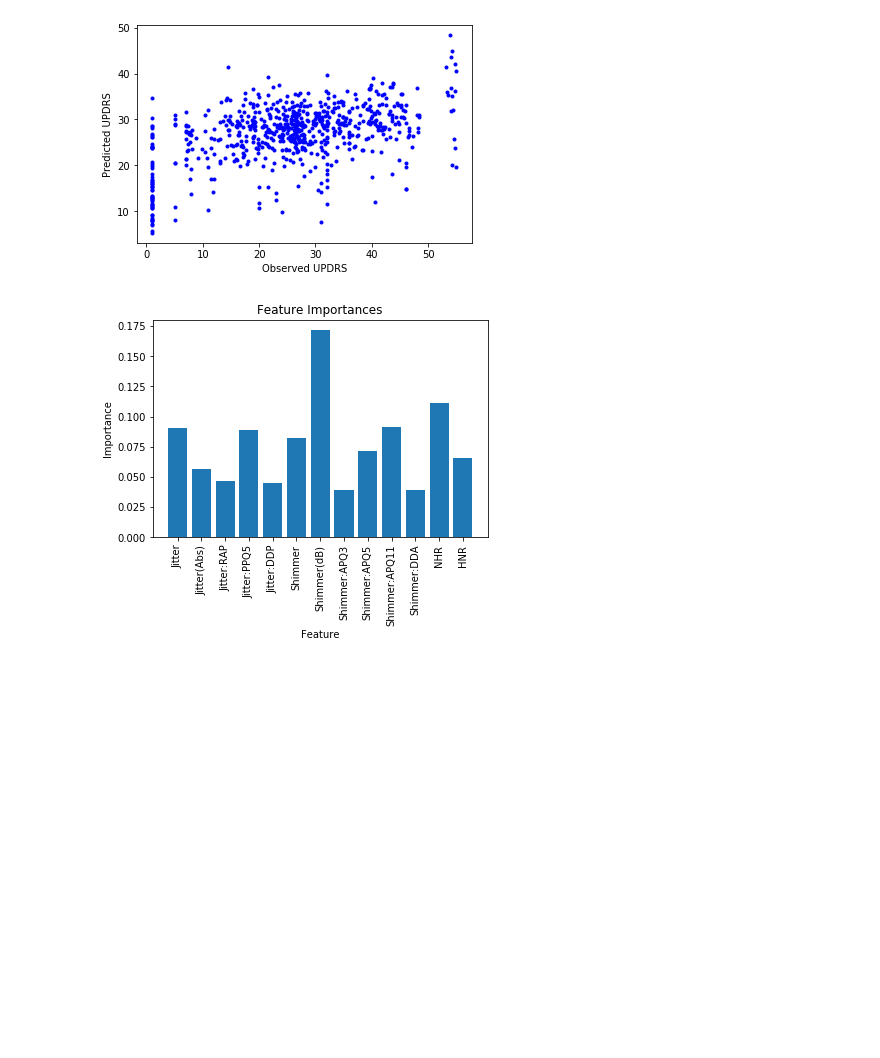
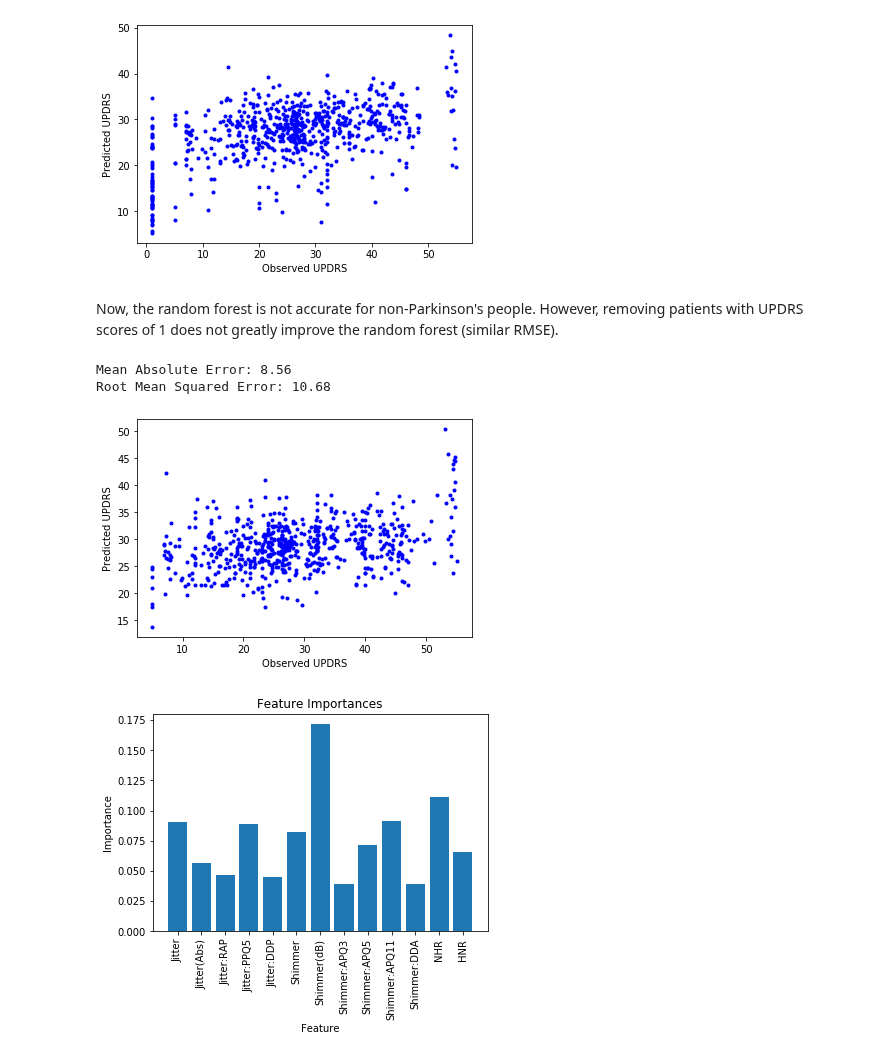
Before and after one commit to adachille/parkinsons-detector, a Jupyter notebook: parkinsons-data-exploration.ipynb, the cells around one changed output. Saved outputs shown, nothing was run; the diff lists cells and outputs as text; code cells hidden in the pictures; blank space fills up the shorter version.

```diff
--- a/parkinsons-data-exploration.ipynb
+++ b/parkinsons-data-exploration.ipynb
@@ -542,6 +542,26 @@ plt.ylabel('Predicted UPDRS');
 Mean Absolute Error: 8.95
 Root Mean Squared Error: 11.26
 [figure]
+# %% [markdown]
+Now, the random forest is not accurate for non-Parkinson's people. However, removing patients with UPDRS scores of 1 does not greatly improve the random forest (similar RMSE).
+# %%
+noones = msrtrain_TE.loc[labels>1]
+normpark = pd.DataFrame(preprocessing.normalize(noones[msr_TE_columns], norm='l2',axis=1), columns = msr_TE_columns)
+labels = np.array(noones.UPDRS)
+# now split into test (10%), and train (90%) sets
+train, test, trainy, testy = train_test_split(normpark, labels, test_size = 0.1, random_state=3)
+rf = RandomForestRegressor(n_estimators=100, random_state=3)
+rf.fit(train, trainy)
+predictions = rf.predict(test)
+print('Mean Absolute Error:', round(metrics.mean_absolute_error(testy, predictions),2))
+print('Root Mean Squared Error:', round(np.sqrt(metrics.mean_squared_error(testy, predictions)),2))
+plt.plot(testy, predictions, '.', color='b')
+plt.xlabel('Observed UPDRS')
+plt.ylabel('Predicted UPDRS');
+# %% [output]
+Mean Absolute Error: 8.56
+Root Mean Squared Error: 10.68
+[figure, added]
 # %%
 # Now let's investigate the most important features in this random forest
 importances = list(rf.feature_importances_)
```
Also changed, not shown: parts of 1 cell of this notebook.
